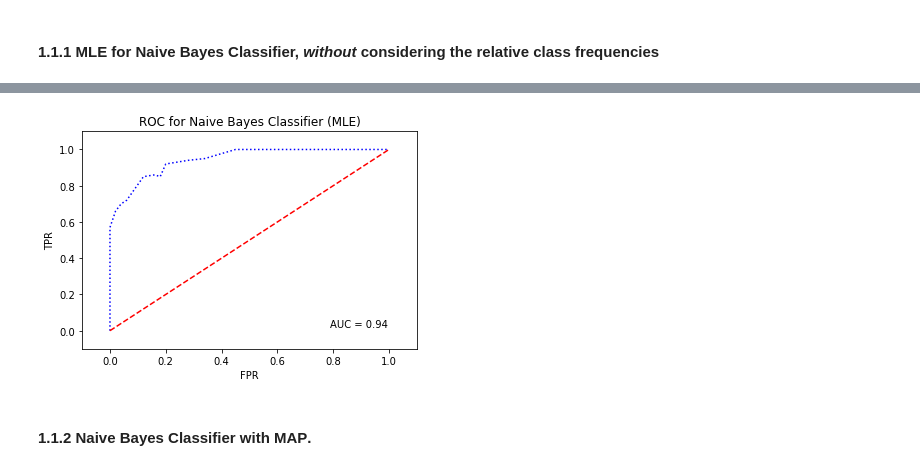
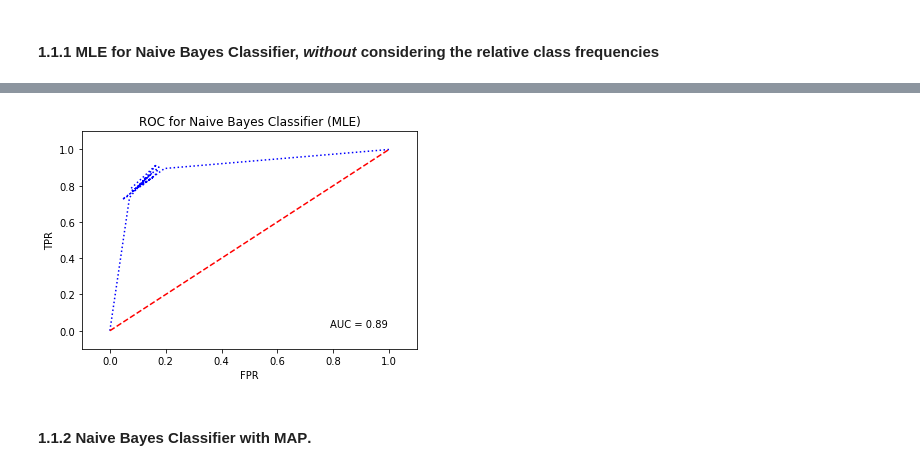
Before and after one commit to Shauryasikt/ELL409-Assignment1, a Jupyter notebook: (1)BinaryClassification.ipynb, the cells around one changed output, grey strips where cells are left out. Cells and saved outputs as stored; diff of their text form; code cells hidden in the pictures.

```diff
--- a/(1)BinaryClassification.ipynb
+++ b/(1)BinaryClassification.ipynb
@@ -218,37 +218,34 @@ while(thresh<high):
     thresholds.append(thresh)
     thresh += step
 TPR = list()
 FPR = list()
 
 TPR.append(0.0)
 FPR.append(0.0)
 
 for threshold in thresholds:
     TestScores, TrainScores, Pscores, Rscores, Fscores, Sscores = eval_algo(dataset, naive_bayes_Gaussian_mle, n_folds, 1, threshold)
     TPR.append(Rscores)
     FPR.append(1.0-Sscores)
 
 TPR.append(1.0)
 FPR.append(1.0)
 
-FPR = [0.0, 0.0, 0.02, 0.04, 0.06, 0.12, 0.16, 0.18, 0.20, 0.28, 0.34, 0.45, 0.70, 1.00]
-TPR = [0.0, 0.57, 0.66, 0.70, 0.72, 0.85, 0.86, 0.85, 0.92, 0.94, 0.95, 1.00, 1.00, 1.00]
-
 #plotting ROC
 
 auc = np.trapz(TPR, FPR)
 plt.plot(FPR, TPR, 'b:')
 plt.plot([0, 1], [0, 1],'r--')
 plt.figtext(0.7,0.2,'AUC = %0.2f' % auc)
 plt.title('ROC for Naive Bayes Classifier (MLE)')
 plt.xlabel('FPR')
 plt.ylabel('TPR')
 plt.xlim(-0.1,1.1)
 plt.ylim(-0.1,1.1)
 plt.draw()
 plt.show()
 # %% [output]
-[figure, old version]
+[figure, new version]
 # %% [markdown]
 #### 1.1.2 Naive Bayes Classifier with **MAP**.
 # %%
```
Also changed, not shown: parts of 19 cells of this notebook.
